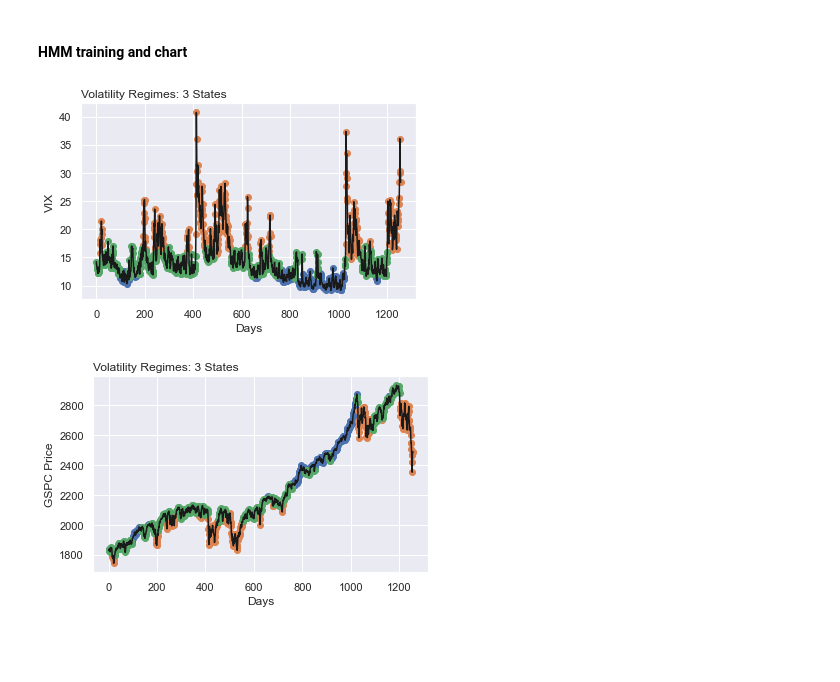
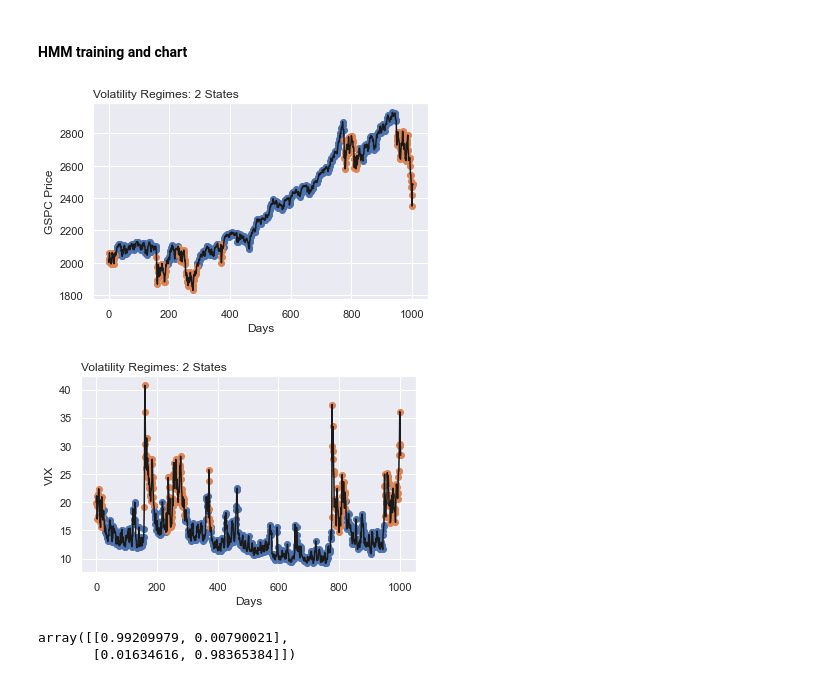
Before and after one commit to sidiyer00/senior-design-short-term-risk, a Jupyter notebook: hmm.ipynb, the cells around one changed output. Saved outputs shown, nothing was run; the diff lists cells and outputs as text; code cells hidden in the pictures; blank space fills up the shorter version.

```diff
--- a/hmm.ipynb
+++ b/hmm.ipynb
@@ -12,7 +12,7 @@ import seaborn as sns
 # %% [markdown]
 #### Download SPY, VIX data
 # %%
-start_date="2014-01-01"
+start_date="2015-01-01"
 end_date="2018-12-31"
 time_interval="daily"
 
@@ -43,7 +43,7 @@ vix_fig.show()
 #### HMM training and chart
 # %%
 # params
-nRegimes = 3
+nRegimes = 2
 nIter = 1000
 # %%
 # method to fit HMM to input data (ex. vix, rets, vix*rets)
@@ -64,37 +64,42 @@ def fitHMM(data, nRegimes, nIter):
     prob = model.score(reshaped_data)
     return hidden_states, mu, sigma, T, prob
 
-hidden_states, mu, sigma, T, prob = fitHMM(data=df[["vix"]], nRegimes=nRegimes, nIter=nIter)
+hidden_states, mu, sigma, T, prob = fitHMM(data=df_pct[["gspc"]], nRegimes=nRegimes, nIter=nIter)
 # %%
 # plot the HMM states to a time series of the corresponding stock price
 def plotHMM(data, hidden_states, ylabel, title):
     sns.set()
     fig = plt.figure()
     subplt = fig.add_subplot(1,1,1)
     x = np.arange(len(data))
 
     unique_states = np.unique(hidden_states)
     for i in range(len(unique_states)):
         masks = hidden_states == unique_states[i]
         subplt.scatter(x[masks], data[masks], label= " ".join(["State", str(i+1)]))
 
     subplt.plot(x, data, c="k")
 
     subplt.set_xlabel('Days')
     subplt.set_ylabel(ylabel)
     subplt.set_title(title, loc="left")
     fig.subplots_adjust(bottom=0.2)
     handles, labels = plt.gca().get_legend_handles_labels()
     # fig.legend(handles, labels, ncol=2, frameon=True)
     plt.show()
     return None
 
 
-plotHMM(df[["vix"]], hidden_states, 'VIX', 'Volatility Regimes: '+str(nRegimes)+ ' States')
-plotHMM(df[["gspc"]], hidden_states, 'GSPC Price', 'Volatility Regimes: '+str(nRegimes)+ ' States')
+plotHMM(df[1:]["gspc"], hidden_states, 'GSPC Price', 'Volatility Regimes: '+str(nRegimes)+ ' States')
+plotHMM(df[1:][["vix"]], hidden_states, 'VIX', 'Volatility Regimes: '+str(nRegimes)+ ' States')
 # %% [output]
-[figure, old version]
+[figure, new version]
-[figure, old version]
+[figure, new version]
+# %%
+T
+# %% [output]
+array([[0.99209979, 0.00790021],
+       [0.01634616, 0.98365384]])
 # %%
 # figure out optimal number of regimes
 
```
Also changed, not shown: parts of 3 cells of this notebook, 34 other files.
